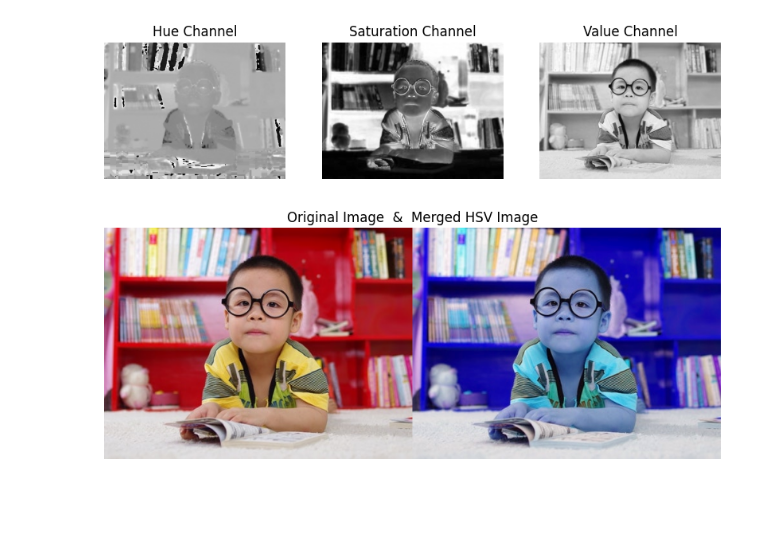
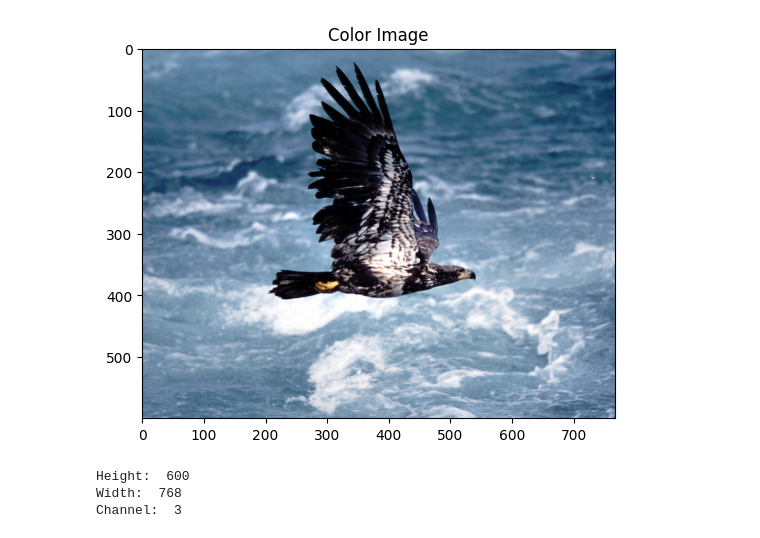
Before and after one commit to Dhanush0143/Image-Handling-and-Pixel-Transformations-Using-OpenCV, a Jupyter notebook: EXP 01.ipynb, the cells around one changed output. Cells and saved outputs as stored; diff of their text form; code cells hidden in the pictures; blank space fills up the shorter version.

```diff
--- a/EXP 01.ipynb
+++ b/EXP 01.ipynb
@@ -132,20 +27,14 @@ plt.show()
-# %%
-hsv_img = cv2.cvtColor(img, cv2.COLOR_RGB2HSV)
-h, s, v = cv2.split(hsv_img)
-plt.figure(figsize=(10,5))
-plt.subplot(1,3,1), plt.imshow(h, cmap='gray'), plt.title("Hue Channel"), plt.axis("off")
-plt.subplot(1,3,2), plt.imshow(s, cmap='gray'), plt.title("Saturation Channel"), plt.axis("off")
-plt.subplot(1,3,3), plt.imshow(v, cmap='gray'), plt.title("Value Channel"), plt.axis("off")
-plt.show()
-# %% [output]
-[figure, removed]
-# %%
-merged_hsv = cv2.cvtColor(cv2.merge([h, s, v]), cv2.COLOR_HSV2RGB)
-combined = np.concatenate((img_rgb, merged_hsv), axis=1)
-plt.figure(figsize=(10, 5))
-plt.imshow(combined)
-plt.title("Original Image  &  Merged HSV Image")
-plt.axis("off")
-plt.show()
-# %% [output]
-[figure, removed]
+# %%
+plt.imshow(rgb_color_img)
+plt.title('Color Image')
+plt.axis('on')
+plt.show()
+height, width, channel = rgb_color_img.shape
+print("Height: ", height)
+print("Width: ", width)
+print("Channel: ", channel)
+# %% [output]
+[figure, added]
+Height:  600
+Width:  768
+Channel:  3
```
Also changed, not shown: parts of 39 cells of this notebook.
